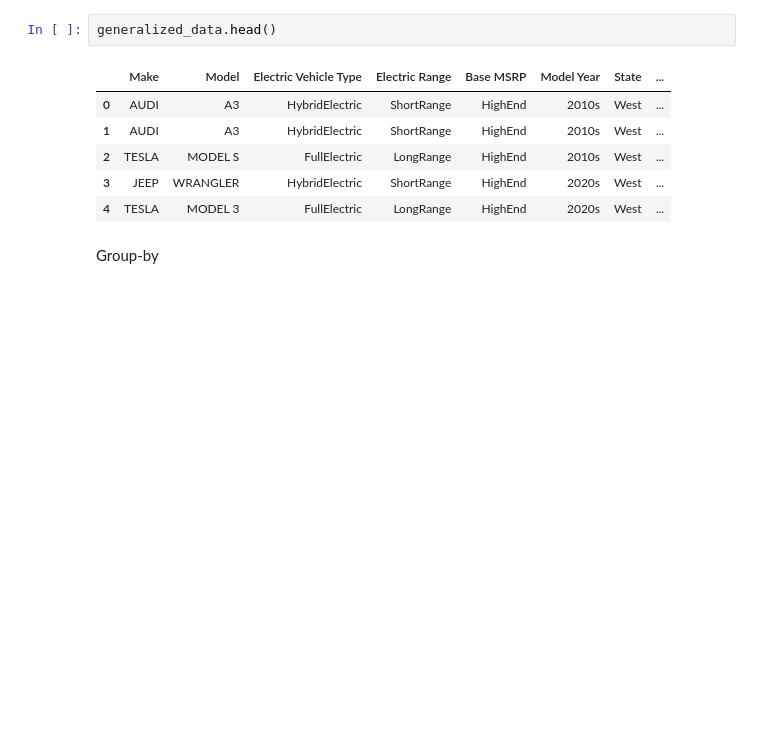
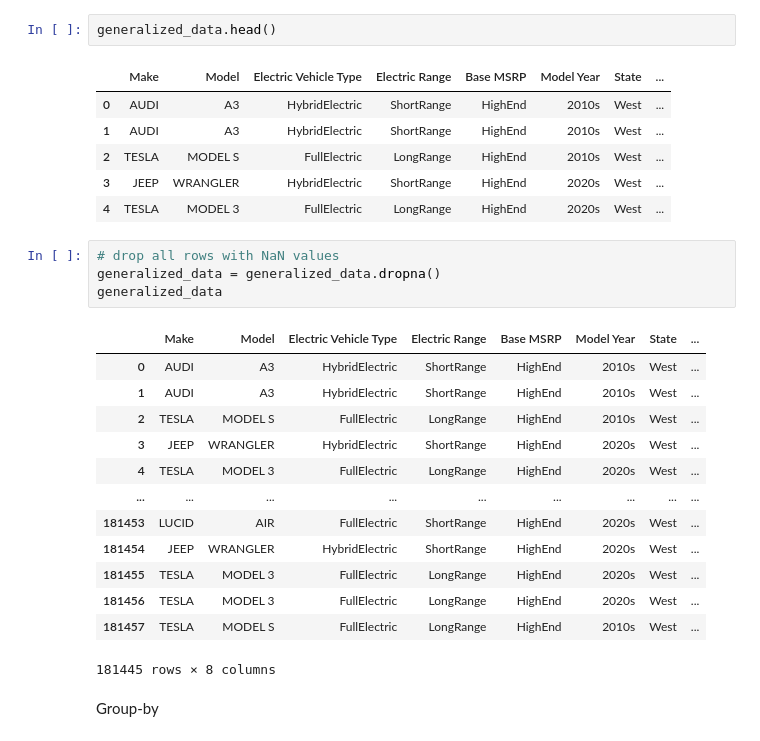
Before and after one commit to arghyawning/data-analytics-1-assignments, a Jupyter notebook: a2/assignment2 51/assignment2 51.ipynb, the cells around one changed output. Cells and saved outputs as stored; diff of their text form; blank space fills up the shorter version.

```diff
--- a/a2/assignment2 51/assignment2 51.ipynb
+++ b/a2/assignment2 51/assignment2 51.ipynb
@@ -298,6 +300,24 @@ generalized_data.head()
 | 2 | TESLA | MODEL S | FullElectric | LongRange | HighEnd | 2010s | West | ... |
 | 3 | JEEP | WRANGLER | HybridElectric | ShortRange | HighEnd | 2020s | West | ... |
 | 4 | TESLA | MODEL 3 | FullElectric | LongRange | HighEnd | 2020s | West | ... |
+# %%
+# drop all rows with NaN values
+generalized_data = generalized_data.dropna()
+generalized_data
+# %% [output]
+|  | Make | Model | Electric Vehicle Type | Electric Range | Base MSRP | Model Year | State | ... |
+| 0 | AUDI | A3 | HybridElectric | ShortRange | HighEnd | 2010s | West | ... |
+| 1 | AUDI | A3 | HybridElectric | ShortRange | HighEnd | 2010s | West | ... |
+| 2 | TESLA | MODEL S | FullElectric | LongRange | HighEnd | 2010s | West | ... |
+| 3 | JEEP | WRANGLER | HybridElectric | ShortRange | HighEnd | 2020s | West | ... |
+| 4 | TESLA | MODEL 3 | FullElectric | LongRange | HighEnd | 2020s | West | ... |
+| ... | ... | ... | ... | ... | ... | ... | ... | ... |
+| 181453 | LUCID | AIR | FullElectric | ShortRange | HighEnd | 2020s | West | ... |
+| 181454 | JEEP | WRANGLER | HybridElectric | ShortRange | HighEnd | 2020s | West | ... |
+| 181455 | TESLA | MODEL 3 | FullElectric | LongRange | HighEnd | 2020s | West | ... |
+| 181456 | TESLA | MODEL 3 | FullElectric | LongRange | HighEnd | 2020s | West | ... |
+| 181457 | TESLA | MODEL S | FullElectric | LongRange | HighEnd | 2010s | West | ... |
+181445 rows × 8 columns
 # %% [markdown]
 Group-by
 # %%
```
Also changed, not shown: parts of 17 cells of this notebook, 2 other files.
